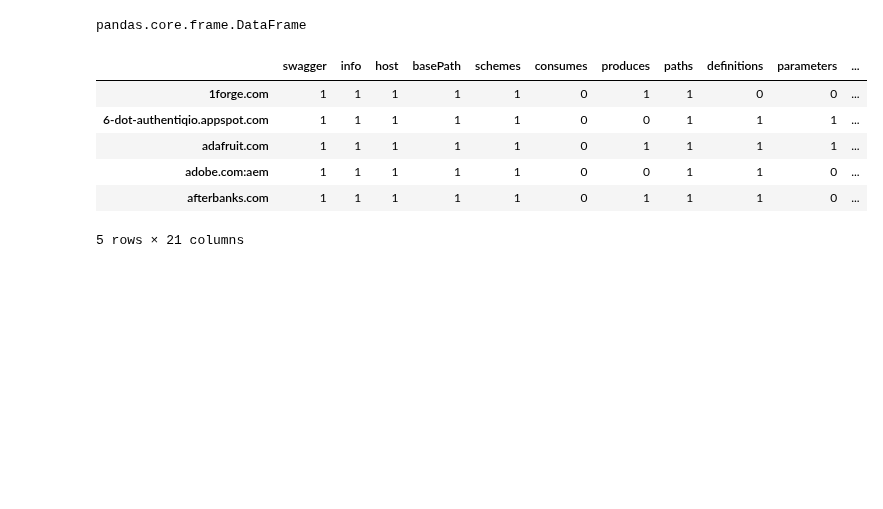
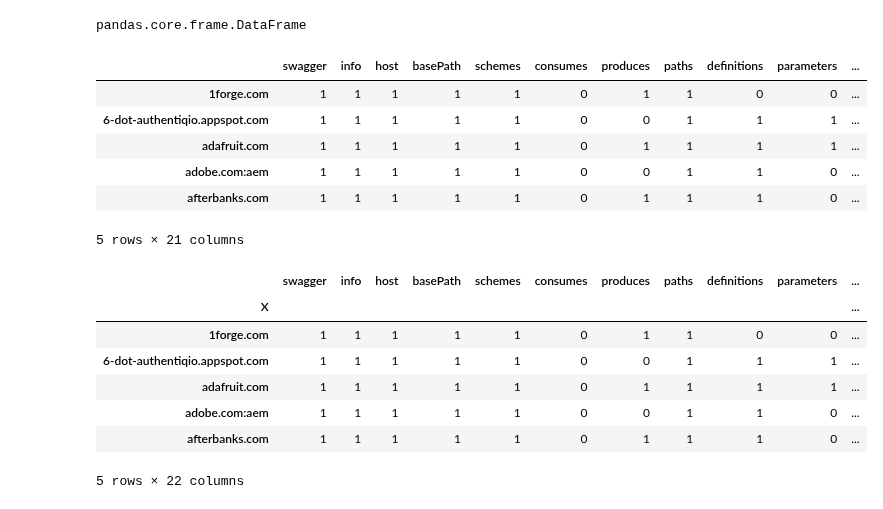
Before and after one commit to pmanlukas/thesisdata, a Jupyter notebook: combine dataframes.ipynb, the cells around one changed output. Saved outputs shown, nothing was run; the diff lists cells and outputs as text; code cells hidden in the pictures; blank space fills up the shorter version.

```diff
--- a/combine dataframes.ipynb
+++ b/combine dataframes.ipynb
@@ -110,3 +110,16 @@ comp_df.to_csv('comp_df.csv', encoding='utf8')
 # %%
 with open('obj/'+ 'comp_df' + '.pkl', 'wb') as f:
         pickle.dump(comp_df, f, pickle.HIGHEST_PROTOCOL)
+# %%
+pamcompdf = pd.read_csv('PAMcomplete.csv',index_col='X')
+pamcompdf = pamcompdf.iloc[:,1:]
+pamcompdf.head()
+# %% [output]
+|  | swagger | info | host | basePath | schemes | consumes | produces | paths | definitions | parameters | ... |
+| X |  |  |  |  |  |  |  |  |  |  | ... |
+| 1forge.com | 1 | 1 | 1 | 1 | 1 | 0 | 1 | 1 | 0 | 0 | ... |
+| 6-dot-authentiqio.appspot.com | 1 | 1 | 1 | 1 | 1 | 0 | 0 | 1 | 1 | 1 | ... |
+| adafruit.com | 1 | 1 | 1 | 1 | 1 | 0 | 1 | 1 | 1 | 1 | ... |
+| adobe.com:aem | 1 | 1 | 1 | 1 | 1 | 0 | 0 | 1 | 1 | 0 | ... |
+| afterbanks.com | 1 | 1 | 1 | 1 | 1 | 0 | 1 | 1 | 1 | 0 | ... |
+5 rows × 22 columns
```
Also changed, not shown: parts of 9 cells of this notebook, 4 other files.
